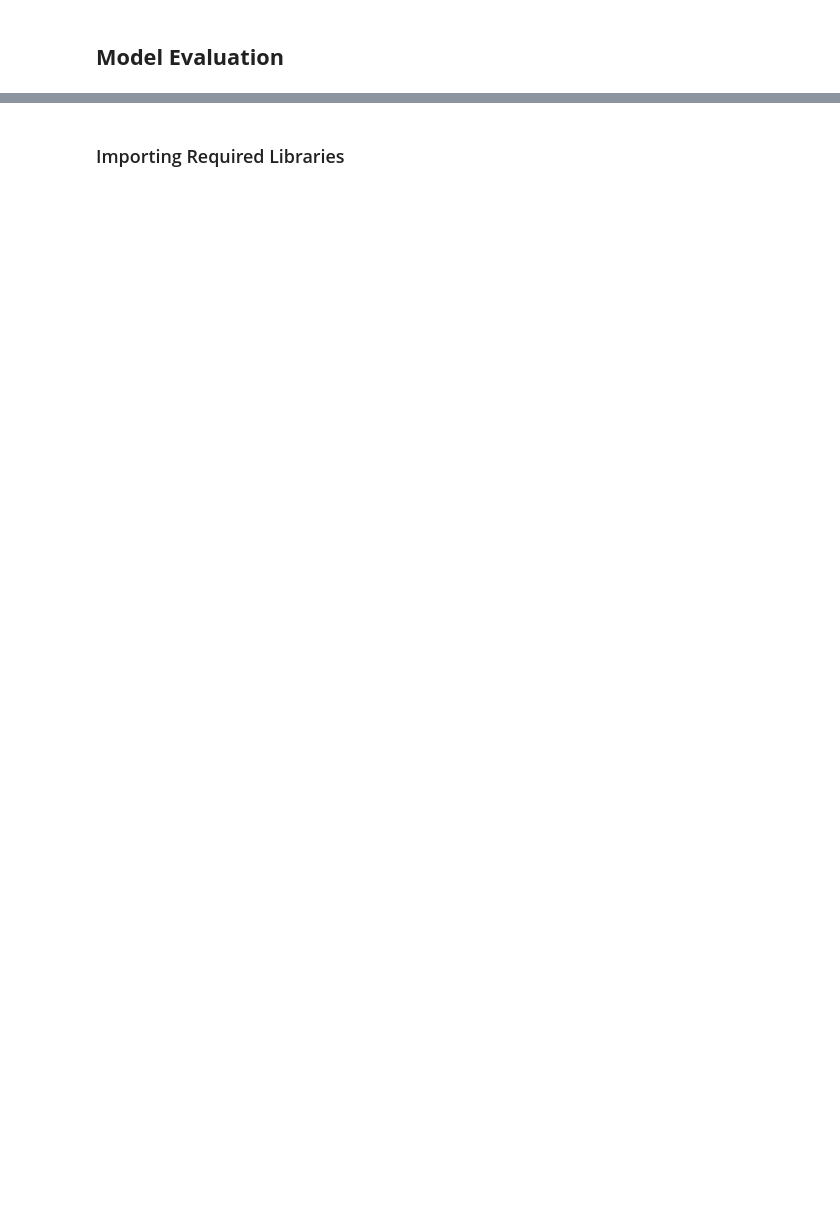
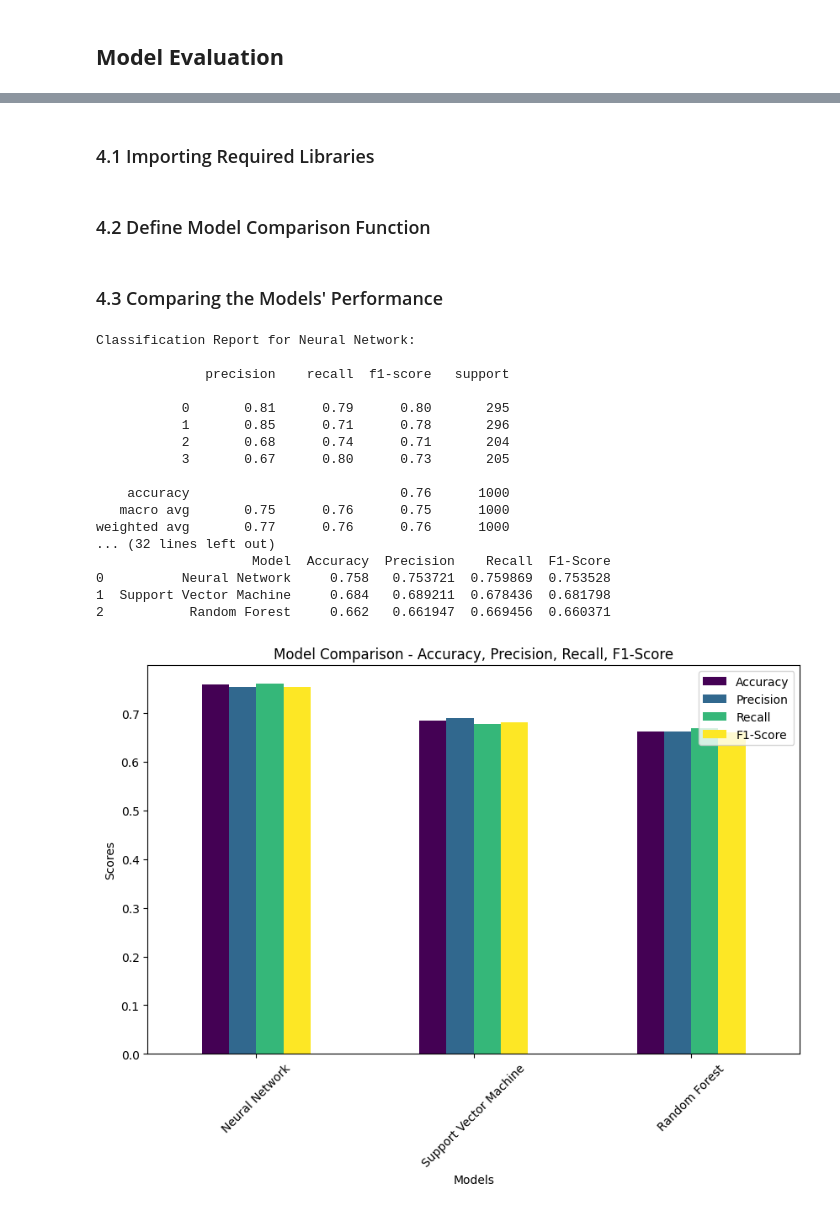
Before and after one commit to AbdelheqMokhtari/Machine_learning_Classification, a Jupyter notebook: Notebooks/Result_Visualisation.ipynb, the cells around one changed output, grey strips where cells are left out. Cells and saved outputs as stored; diff of their text form; code cells hidden in the pictures; blank space fills up the shorter version.

```diff
--- a/Notebooks/Result_Visualisation.ipynb
+++ b/Notebooks/Result_Visualisation.ipynb
@@ -141,2 +231,2 @@ NameError: name 'nn_model' is not defined
 # %% [markdown]
-### Importing Required Libraries
+### 4.1 Importing Required Libraries
@@ -142,0 +235,2 @@ NameError: name 'nn_model' is not defined
+# %% [markdown]
+### 4.2 Define Model Comparison Function
@@ -142,0 +289,28 @@ NameError: name 'nn_model' is not defined
+# %% [markdown]
+### 4.3 Comparing the Models' Performance
+# %%
+# Models and their names
+models = [nn_model, svm_model, rf_model]
+model_names = ["Neural Network", "Support Vector Machine", "Random Forest"]
+
+# Compare the performance of all models
+comparison_df = compare_all_models(models, model_names, X_scaled, y)
+# %% [output]
+Classification Report for Neural Network:
+
+              precision    recall  f1-score   support
+
+           0       0.81      0.79      0.80       295
+           1       0.85      0.71      0.78       296
+           2       0.68      0.74      0.71       204
+           3       0.67      0.80      0.73       205
+
+    accuracy                           0.76      1000
+   macro avg       0.75      0.76      0.75      1000
+weighted avg       0.77      0.76      0.76      1000
+... (32 lines left out)
+                    Model  Accuracy  Precision    Recall  F1-Score
+0          Neural Network     0.758   0.753721  0.759869  0.753528
+1  Support Vector Machine     0.684   0.689211  0.678436  0.681798
+2           Random Forest     0.662   0.661947  0.669456  0.660371
+[figure, added]
```
Also changed, not shown: parts of 17 cells of this notebook.
